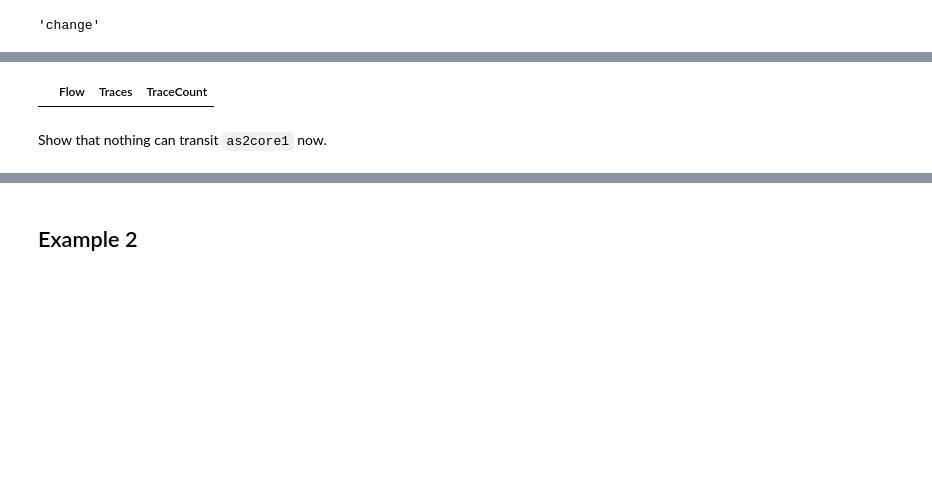
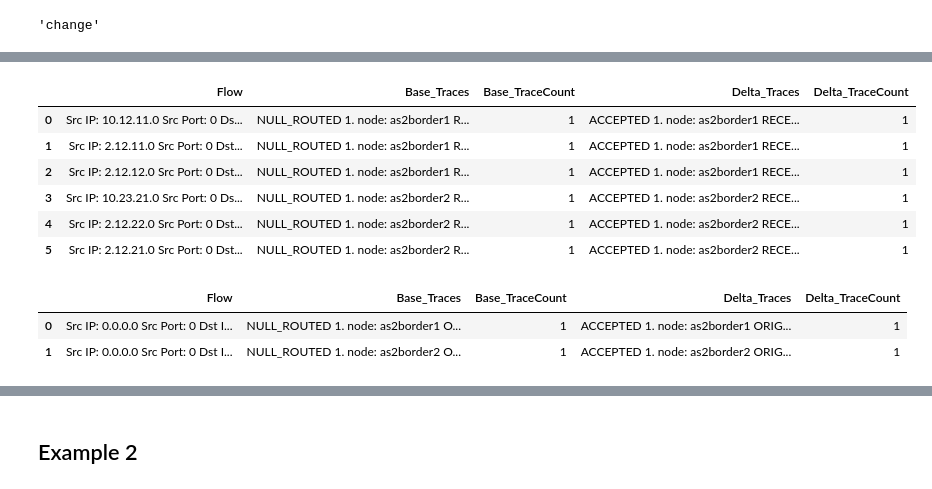
Before and after one commit to ik-networking/pybatfish, a Jupyter notebook: jupyter_notebooks/Introduction to Differential Forwarding Analysis.ipynb, the cells around one changed output, grey strips where cells are left out. Cells and saved outputs as stored; diff of their text form; code cells hidden in the pictures; blank space fills up the shorter version.

```diff
--- a/jupyter_notebooks/Introduction to Differential Forwarding Analysis.ipynb
+++ b/jupyter_notebooks/Introduction to Differential Forwarding Analysis.ipynb
@@ -61,10 +119,28 @@ TODO: how does the following relate to the spec?
 # %%
-answer = bfq.reachability(
-    headers=HeaderConstraints(dstIps="2.128.0.1", applications=["SSH"]),
-    pathConstraints=PathConstraints(startLocation="enter(as2border.*[GigabitEthernet0/0])")
-).answer(snapshot=EX1_CHANGE_NAME)
+answer = bfq.differentialReachability(
+    pathConstraints=PathConstraints(startLocation="enter(as2border.*)"),
+    headers=HeaderConstraints(dstIps="ofLocation(host.*)")
+).answer(
+    snapshot=EX1_CHANGE_NAME,
+    reference_snapshot=EX1_BASE_NAME)
 display_html(answer.frame())
 # %% [output]
-|  | Flow | Traces | TraceCount |
+|  | Flow | Base_Traces | Base_TraceCount | Delta_Traces | Delta_TraceCount |
+| 0 | Src IP: 10.12.11.0 Src Port: 0 Ds... | NULL_ROUTED 1. node: as2border1 R... | 1 | ACCEPTED 1. node: as2border1 RECE... | 1 |
+| 1 | Src IP: 2.12.11.0 Src Port: 0 Dst... | NULL_ROUTED 1. node: as2border1 R... | 1 | ACCEPTED 1. node: as2border1 RECE... | 1 |
+| 2 | Src IP: 2.12.12.0 Src Port: 0 Dst... | NULL_ROUTED 1. node: as2border1 R... | 1 | ACCEPTED 1. node: as2border1 RECE... | 1 |
+| 3 | Src IP: 10.23.21.0 Src Port: 0 Ds... | NULL_ROUTED 1. node: as2border2 R... | 1 | ACCEPTED 1. node: as2border2 RECE... | 1 |
+| 4 | Src IP: 2.12.22.0 Src Port: 0 Dst... | NULL_ROUTED 1. node: as2border2 R... | 1 | ACCEPTED 1. node: as2border2 RECE... | 1 |
+| 5 | Src IP: 2.12.21.0 Src Port: 0 Dst... | NULL_ROUTED 1. node: as2border2 R... | 1 | ACCEPTED 1. node: as2border2 RECE... | 1 |
-# %% [markdown]
-Show that nothing can transit `as2core1` now.
+# %%
+answer = bfq.differentialReachability(
+    pathConstraints=PathConstraints(startLocation=".* - as2core.*"),
+    headers=HeaderConstraints(dstIps="ofLocation(.* - as2core.*)", srcIps="0.0.0.0/0")
+).answer(
+    snapshot=EX1_CHANGE_NAME,
+    reference_snapshot=EX1_BASE_NAME)
+display_html(answer.frame())
+# %% [output]
+|  | Flow | Base_Traces | Base_TraceCount | Delta_Traces | Delta_TraceCount |
+| 0 | Src IP: 0.0.0.0 Src Port: 0 Dst I... | NULL_ROUTED 1. node: as2border1 O... | 1 | ACCEPTED 1. node: as2border1 ORIG... | 1 |
+| 1 | Src IP: 0.0.0.0 Src Port: 0 Dst I... | NULL_ROUTED 1. node: as2border2 O... | 1 | ACCEPTED 1. node: as2border2 ORIG... | 1 |
```
Also changed, not shown: parts of 24 cells of this notebook, 14 other files.
